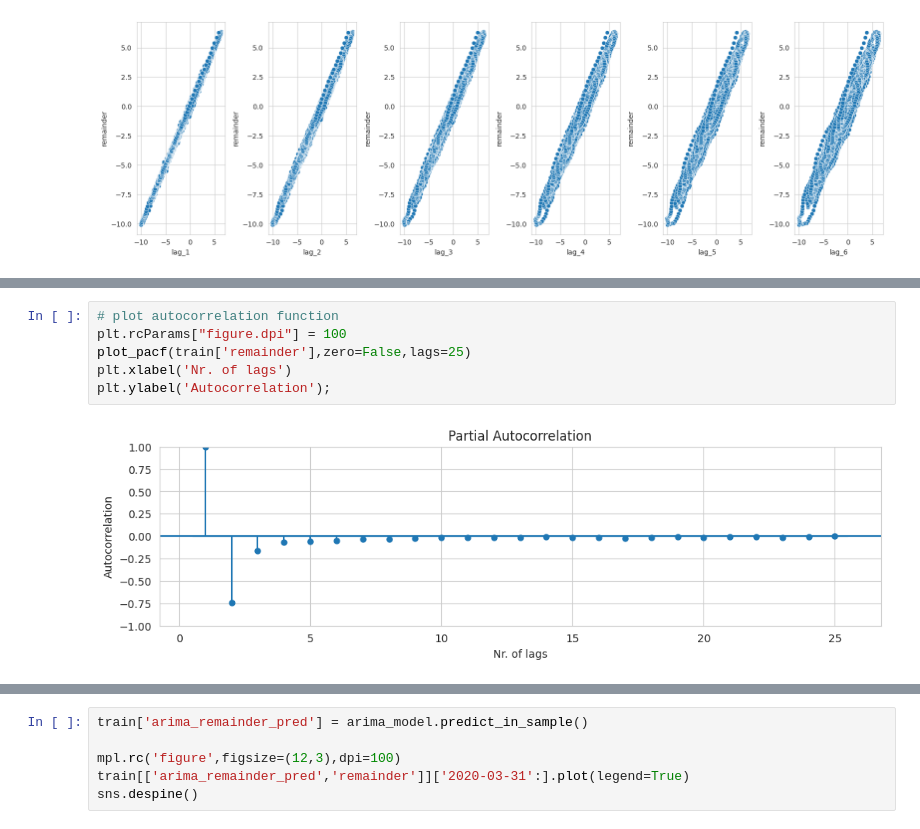
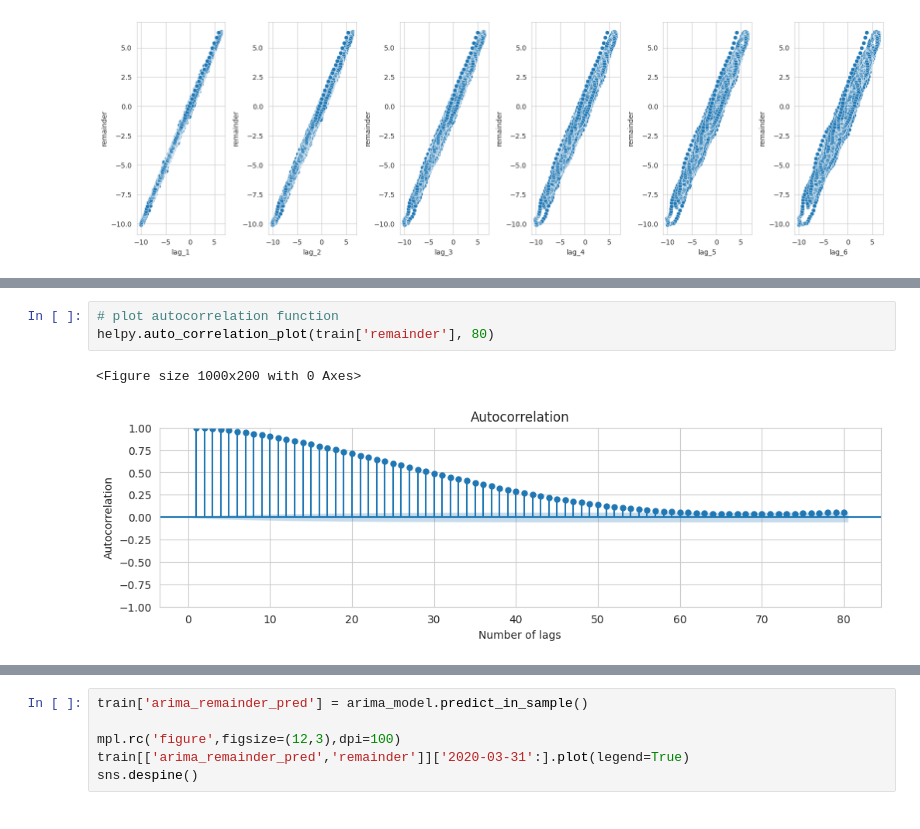
Before and after one commit to Berkay-Bozkurt/Berlin_Weather_Forcast-Time_Series_Analysis, a Jupyter notebook: time_series_analysis.ipynb, the cells around one changed output, grey strips where cells are left out. Drawn from its saved outputs; the diff is of its cells as text.

```diff
--- a/time_series_analysis.ipynb
+++ b/time_series_analysis.ipynb
@@ -445,8 +462,6 @@ plt.ylabel('Autocorrelation');
-# %%
-# plot autocorrelation function
-plt.rcParams["figure.dpi"] = 100
-plot_pacf(train['remainder'],zero=False,lags=25)
-plt.xlabel('Nr. of lags')
-plt.ylabel('Autocorrelation');
-# %% [output]
-[figure, removed]
+# %%
+# plot autocorrelation function
+helpy.auto_correlation_plot(train['remainder'], 80)
+# %% [output]
+<Figure size 1000x200 with 0 Axes>
+[figure, added]
```
Also changed, not shown: parts of 22 cells of this notebook.
